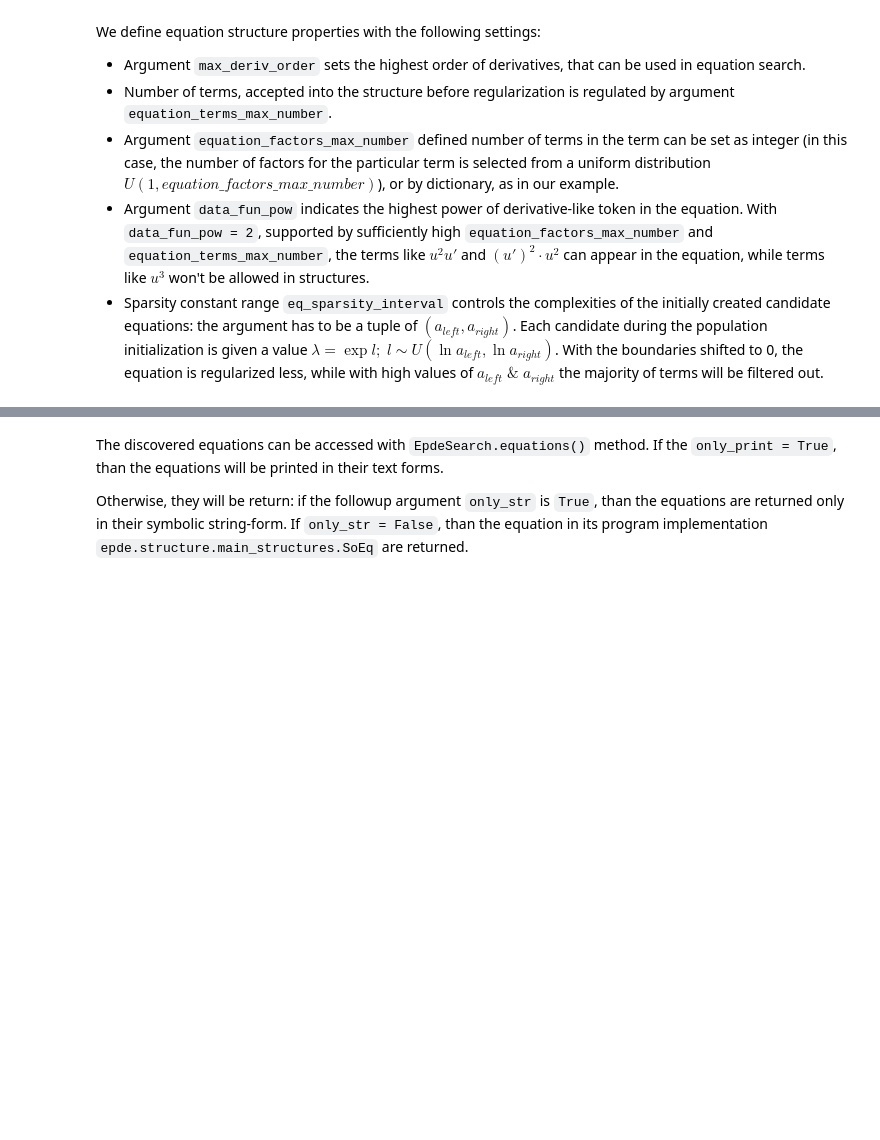
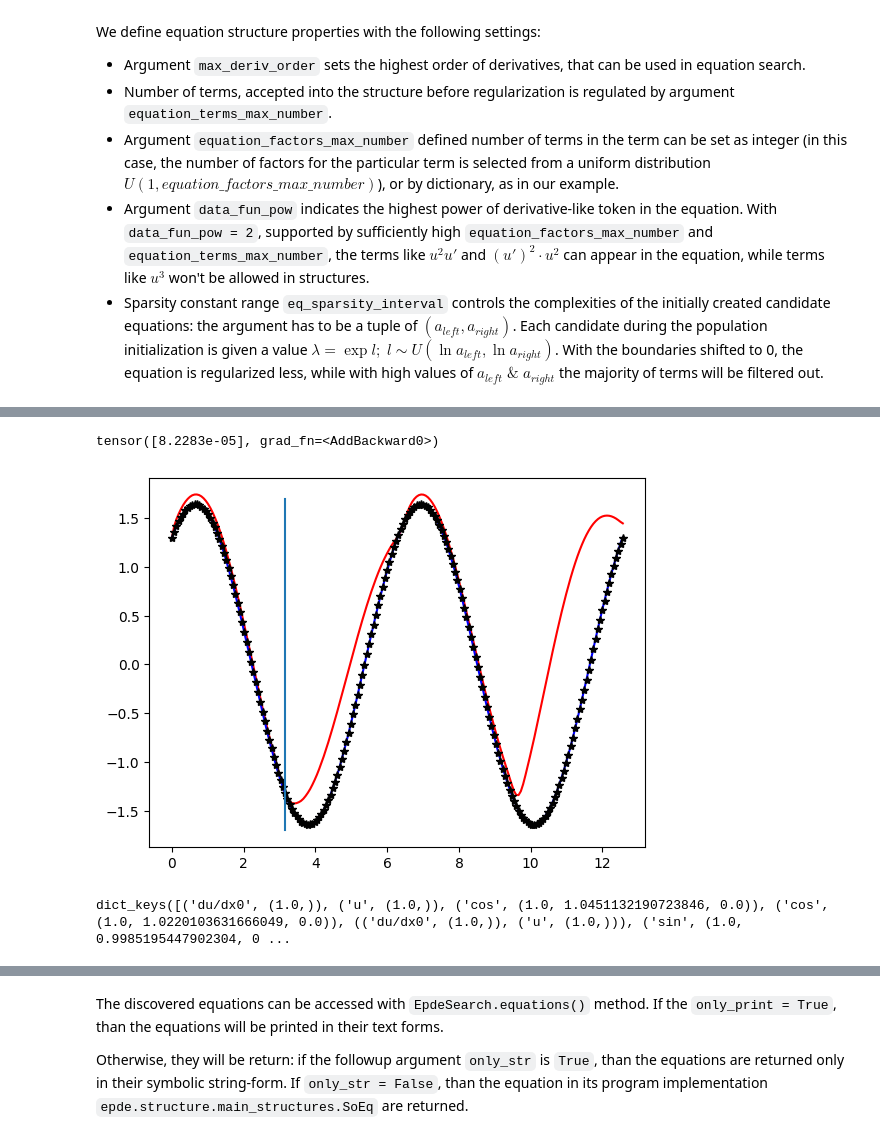
Before and after one commit to ITMO-NSS-team/EPDE, a Jupyter notebook: examples/ODE discovery.ipynb, the cells around one changed output, grey strips where cells are left out. Drawn from its saved outputs; the diff is of its cells as text; code cells hidden in the pictures; blank space fills up the shorter version.

```diff
--- a/examples/ODE discovery.ipynb
+++ b/examples/ODE discovery.ipynb
@@ -135,0 +159,23 @@ solving equation:
+# %%
+from copy import deepcopy
+
+from epde.interface.equation_translator import translate_equation
+import epde.globals as global_var
+
+misid = '0.9869673098064097 * u{power: 1.0} * cos{power: 1.0, freq: 0.9984070010489883, dim: 0.0} + 0.0 * du/dx0{power: 1.0} * x_0{power: 2.0, dim: 0.0} + 0.0 * du/dx0{power: 1.0} + \
+         -1.3485630959972652 = du/dx0{power: 1.0} * sin{power: 1.0, freq: 0.9804506673759843, dim: 0.0}'
+misid_eq = translate_equation(misid,
+                              pool = epde_search_obj.pool)
+
+correct_eq_str = '-1. * u{power: 1.0} * sin{power: 1.0, freq: 1.0, dim: 0.0} + 1 = du/dx0{power: 1.0} * cos{power: 1.0, freq: 1.0, dim: 0.0}'
+correct_eq = translate_equation(correct_eq_str,
+                                pool = epde_search_obj.pool)
+
+compiling_params = {'tol':0.001}
+optimizer_params = {'lr': 5e-4}
+es_params = {'patience': 10}
+nn = deepcopy(global_var.solution_guess_nn)
+
+pred = epde_search_obj.predict(misid_eq, mode='autograd', compiling_params=compiling_params, use_fourier=True,
+                               fourier_params={'L':[4,], 'M':[10,]}, net=nn
+                               )
@@ -135,0 +200,18 @@ solving equation:
+# %%
+import torch
+print(pred[0])
+
+pred_base_nn = global_var.solution_guess_nn(torch.from_numpy(t).reshape(-1, 1).float())
+
+plt.plot(t, pred[1], color = 'r')
+plt.plot(t, pred_base_nn.detach().numpy(), color = 'b')
+plt.plot(t, x, '*', color = 'k')
+plt.plot([np.pi, np.pi], [-1.7, 1.7])
+plt.show()
+# %% [output]
+tensor([8.2283e-05], grad_fn=<AddBackward0>)
+[figure, added]
+# %%
+global_var.tensor_cache.memory_default['numpy'].keys()
+# %% [output]
+dict_keys([('du/dx0', (1.0,)), ('u', (1.0,)), ('cos', (1.0, 1.0451132190723846, 0.0)), ('cos', (1.0, 1.0220103631666049, 0.0)), (('du/dx0', (1.0,)), ('u', (1.0,))), ('sin', (1.0, 0.9985195447902304, 0 ...
```
Also changed, not shown: parts of 13 cells of this notebook, 5 other files.
